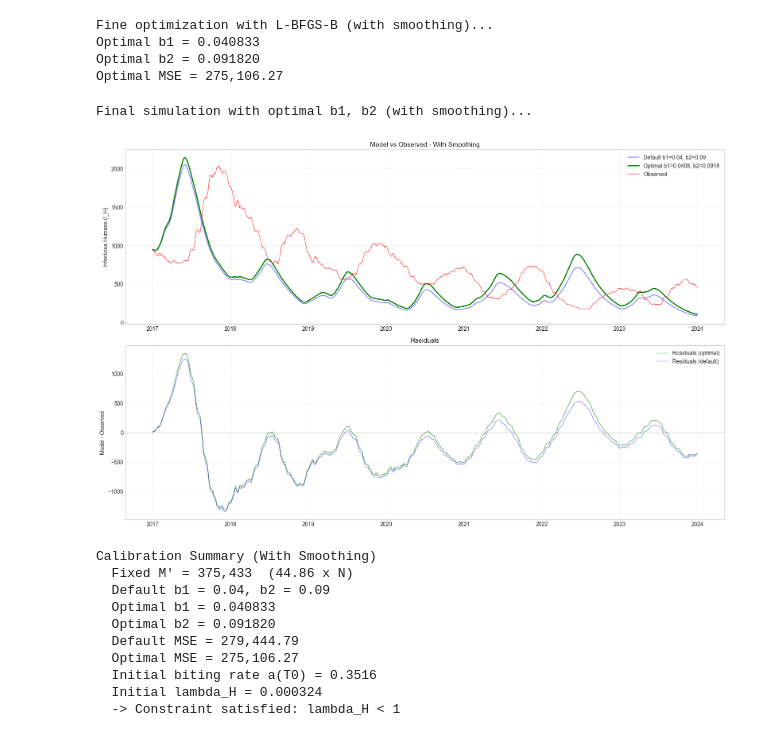
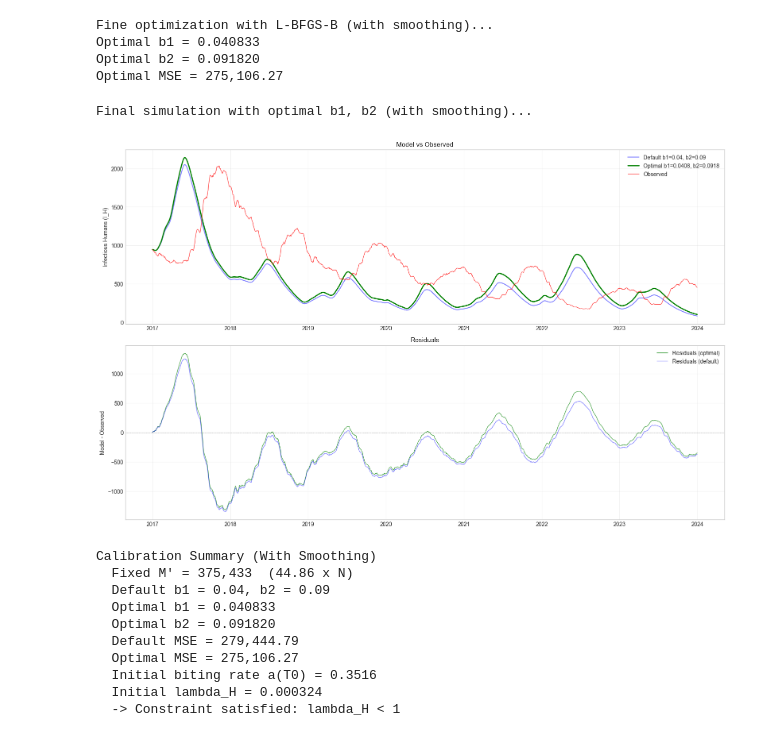
Before and after one commit to RaphaLevy/Study_on_malaria_dynamics_v2, a Jupyter notebook: models/seirs_sei/ode_models/SEIRS_SEI_ODE_FoI_Calibration.ipynb, the cells around one changed output. Cells and saved outputs as stored; diff of their text form; code cells hidden in the pictures.

Commit message:
Updates plot title

```diff
--- a/models/seirs_sei/ode_models/SEIRS_SEI_ODE_FoI_Calibration.ipynb
+++ b/models/seirs_sei/ode_models/SEIRS_SEI_ODE_FoI_Calibration.ipynb
@@ -263,7 +263,7 @@ ax1.plot(pd.to_datetime(dates_opt), IH_opt, 'g-', linewidth=2,
          label=f"Optimal b1={b1_optimal_smooth:.4f}, b2={b2_optimal_smooth:.4f}")
 ax1.plot(rural_cases_df['date'], rural_cases_df['active_total'], 'r-', linewidth=1.0, alpha=0.7, label='Observed')
 ax1.set_ylabel('Infectious Humans (I_H)')
-ax1.set_title('Model vs Observed - With Smoothing')
+ax1.set_title('Model vs Observed')
 ax1.legend()
 ax1.grid(True, alpha=0.3)
 
@@ -274,34 +274,34 @@ ax2.plot(pd.to_datetime(dates_opt), residuals_opt, 'g-', linewidth=1.0, alpha=0.
 ax2.plot(pd.to_datetime(dates_base), residuals_base, 'b-', linewidth=1.0, alpha=0.5, label='Residuals (default)')
 ax2.axhline(0, color='k', linestyle='--', linewidth=0.5)
 ax2.set_ylabel('Model - Observed')
 ax2.set_title('Residuals')
 ax2.legend()
 ax2.grid(True, alpha=0.3)
 
 plt.tight_layout()
 plt.show()
 
 print("\nCalibration Summary (With Smoothing)")
 print(f"  Fixed M\u2032 = {M_PRIME_FIXED:,.0f}  ({M_PRIME_FIXED/N_2017:.2f} x N)")
 print(f"  Default b1 = {b1}, b2 = {b2}")
 print(f"  Optimal b1 = {b1_optimal_smooth:.6f}")
 print(f"  Optimal b2 = {b2_optimal_smooth:.6f}")
 base_mse = np.mean((IH_base - rural_cases_df["active_total"].values) ** 2)
 print(f"  Default MSE = {base_mse:,.2f}")
 print(f"  Optimal MSE = {result_smooth.fun:,.2f}")
 # Initial lambda_H diagnostic
 T0 = climate_data['temp_med'].iloc[0]
 a0 = max(0, (T0 - T_prime) / D1)
 lambda_H_0 = a0 * b2_optimal_smooth * initial_state_2017[6] / N_2017
 print(f"  Initial biting rate a(T0) = {a0:.4f}")
 print(f"  Initial lambda_H = {lambda_H_0:.6f}")
 if lambda_H_0 < 1:
     print(f"  -> Constraint satisfied: lambda_H < 1")
 else:
     print(f"  -> WARNING: lambda_H >= 1")
 # %% [output]
 Final simulation with optimal b1, b2 (with smoothing)...
-[figure, old version]
+[figure, new version]
 Calibration Summary (With Smoothing)
   Fixed M′ = 375,433  (44.86 x N)
   Default b1 = 0.04, b2 = 0.09
```
